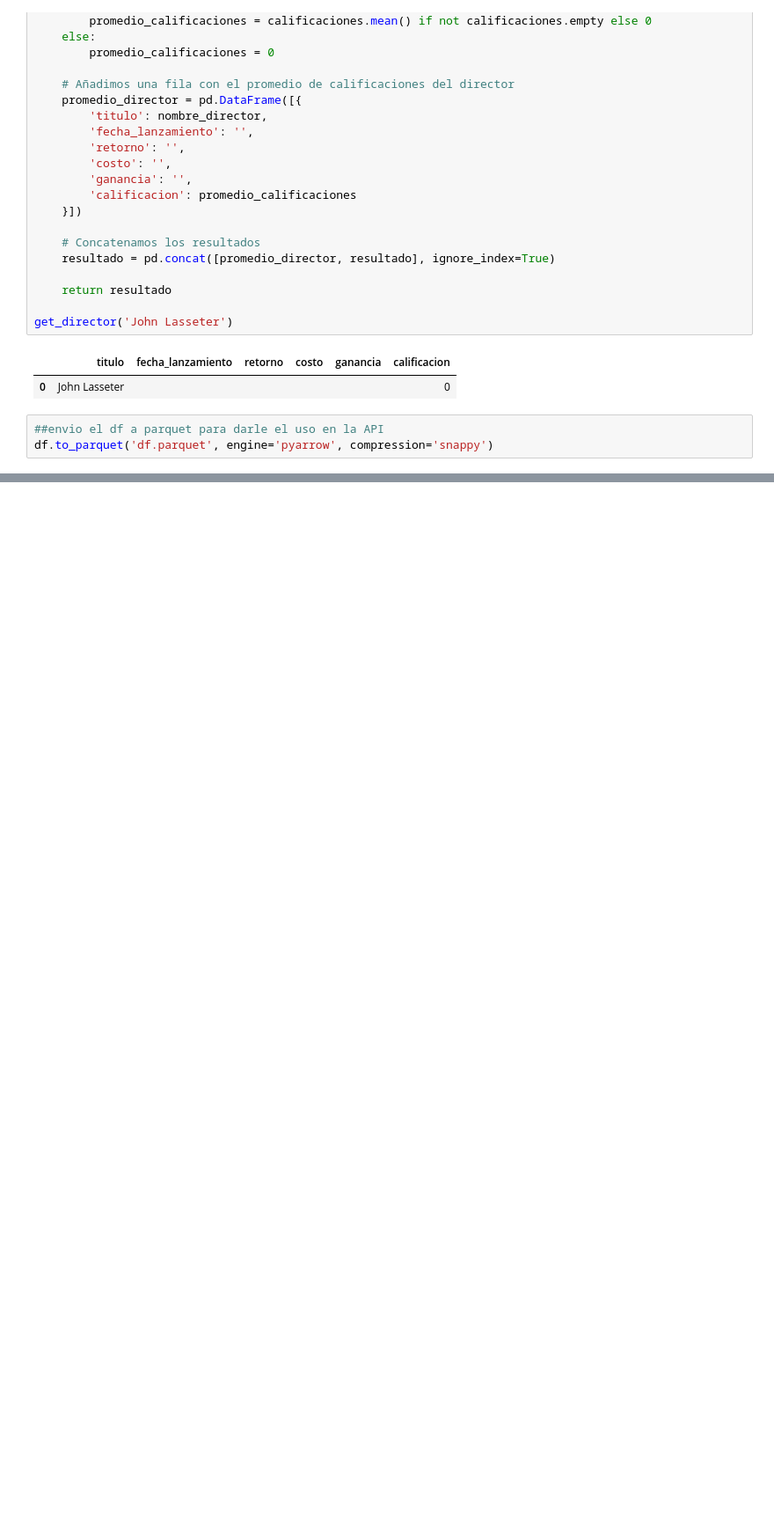
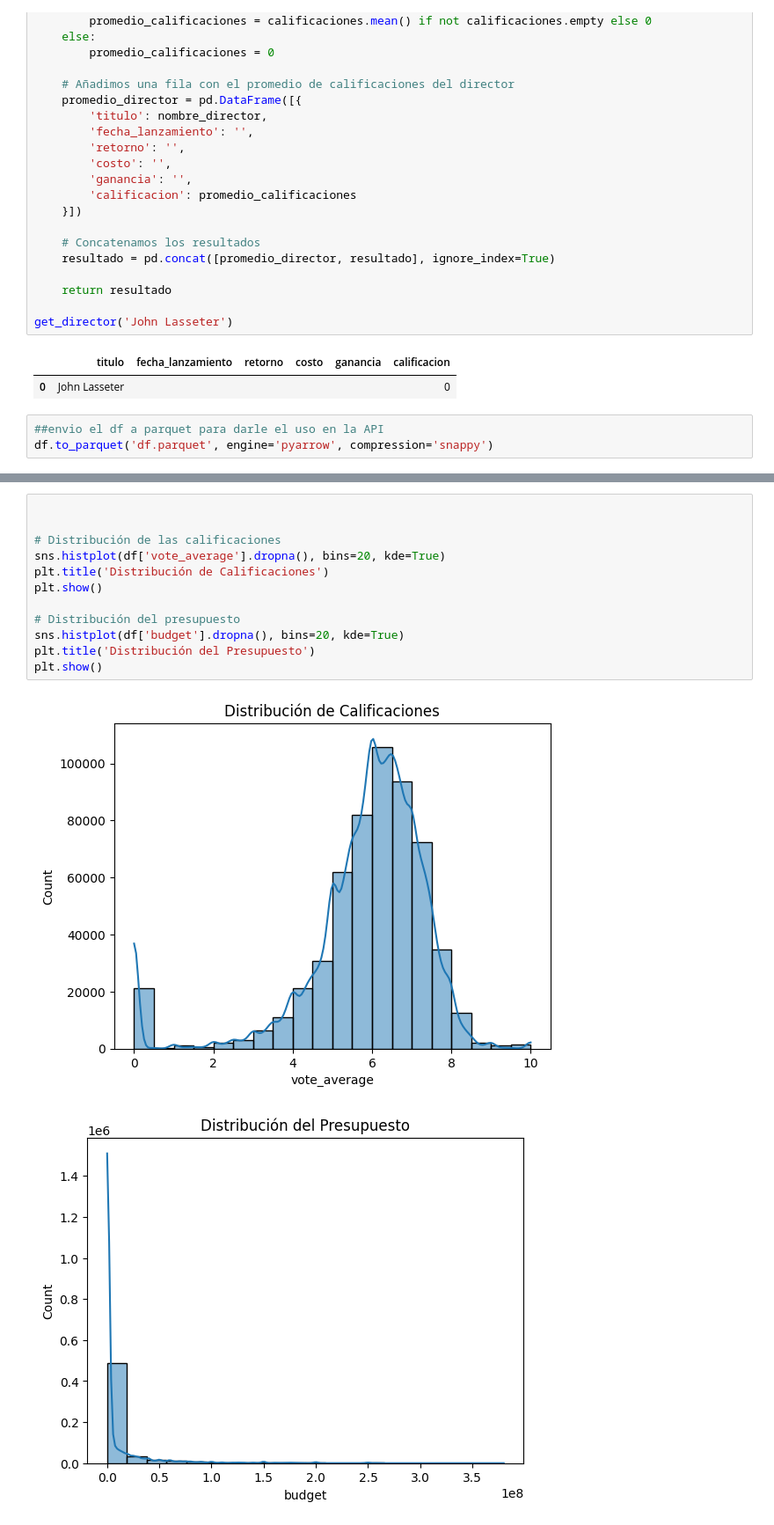
Before and after one commit to SantiagoQuicenoNovoaZikpo/PI1v2, a Jupyter notebook: Code.ipynb, the cells around one changed output, grey strips where cells are left out. Shown at 88% size. Saved outputs shown, nothing was run; the diff lists cells and outputs as text; blank space fills up the shorter version.

```diff
--- a/Code.ipynb
+++ b/Code.ipynb
@@ -384,0 +406,15 @@ df.to_parquet('df.parquet', engine='pyarrow', compression='snappy')
+# %%
+
+
+# Distribución de las calificaciones
+sns.histplot(df['vote_average'].dropna(), bins=20, kde=True)
+plt.title('Distribución de Calificaciones')
+plt.show()
+
+# Distribución del presupuesto
+sns.histplot(df['budget'].dropna(), bins=20, kde=True)
+plt.title('Distribución del Presupuesto')
+plt.show()
+# %% [output]
+[figure, added]
+[figure, added]
```
Also changed, not shown: parts of 7 cells of this notebook, 1 other file.
